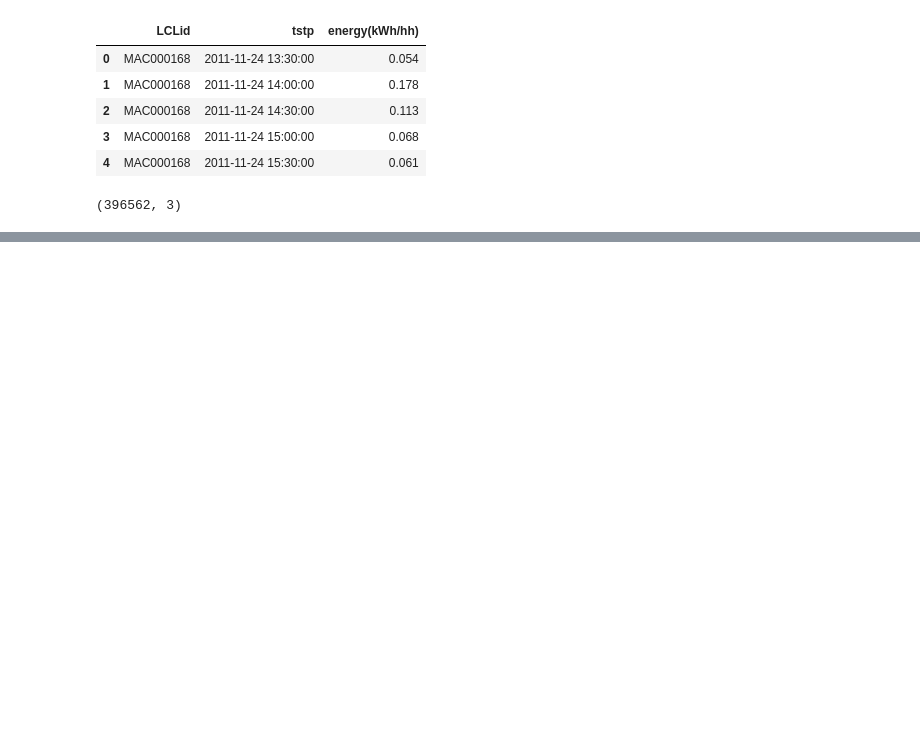
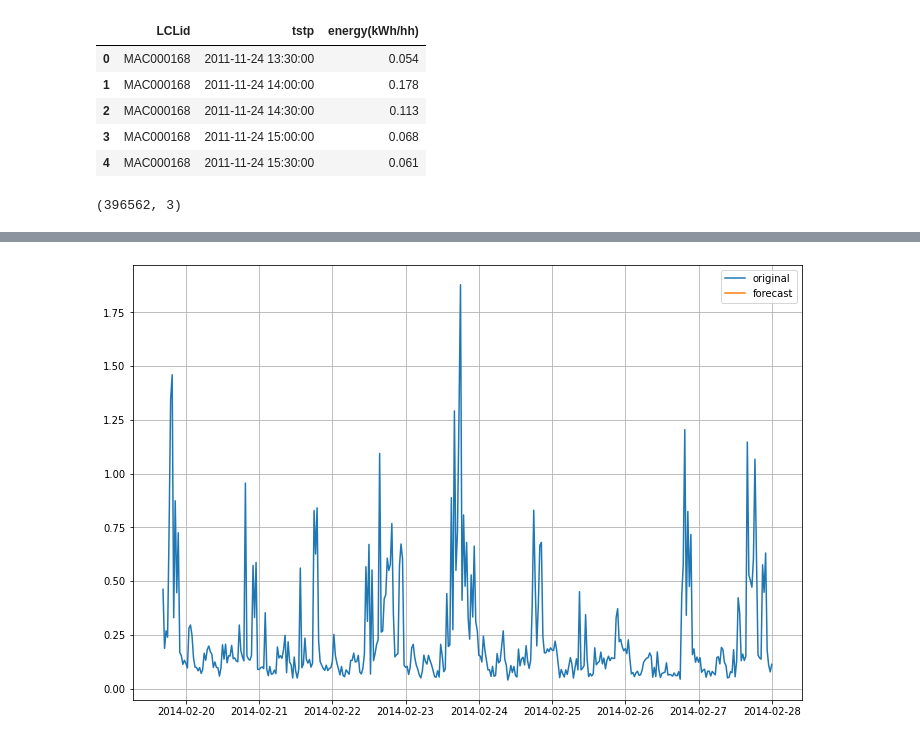
Before and after one commit to SindreMohr/Bachelor_thesis, a Jupyter notebook: LSTM model.ipynb, the cells around one changed output, grey strips where cells are left out. Saved outputs shown, nothing was run; the diff lists cells and outputs as text; code cells hidden in the pictures; blank space fills up the shorter version.

```diff
--- a/LSTM model.ipynb
+++ b/LSTM model.ipynb
@@ -240,3 +243,12 @@ class DeepModelTS():
             X = np.reshape(X, (1, len(X), 1))
 
         return yhat
+# %%
+lclid_list = df['LCLid'].unique()
+def find_household(identification):
+    affluenthh_filt = df["LCLid"] == identification
+    affluent_hh_data = df[affluenthh_filt]
+    return affluent_hh_data
+
+hh = find_household("MAC000150")
+hh.pop("LCLid")
@@ -295,0 +339,48 @@ TypeError: 'module' object is not callable
+# %%
+# Forecasting n steps ahead
+
+# Creating the model using full data and forecasting n steps ahead
+deep_learner = DeepModelTS(
+    data=hh,
+    Y_var='energy(kWh/hh)',
+    lag=24,
+    LSTM_layer_depth=64,
+    epochs=10,
+    train_test_split=0
+)
+
+# Fitting the model
+deep_learner.LSTModel()
+
+# Forecasting n steps ahead
+n_ahead = 168
+yhat = deep_learner.predict_n_ahead(n_ahead)
+yhat = [y[0][0] for y in yhat]
+
+# Constructing the forecast dataframe
+fc = hh.tail(400).copy()
+fc['type'] = 'original'
+
+last_date = max(fc['tstp'])
+hat_frame = pd.DataFrame({
+    'tstp': [last_date + timedelta(hours=x + 1) for x in range(n_ahead)],
+    'energy(kWh/hh)': yhat,
+    'type': 'forecast'
+})
+
+fc = fc.append(hat_frame)
+fc.reset_index(inplace=True, drop=True)
+
+# Ploting the forecasts
+plt.figure(figsize=(12, 8))
+for col_type in ['original', 'forecast']:
+    plt.plot(
+        'tstp',
+        'energy(kWh/hh)',
+        data=fc[fc['type']==col_type],
+        label=col_type
+        )
+
+plt.legend()
+plt.grid()
+# %% [output]
@@ -295,0 +407 @@ TypeError: 'module' object is not callable
+[figure, added]
```
Also changed, not shown: parts of 11 cells of this notebook, 2 other files.
